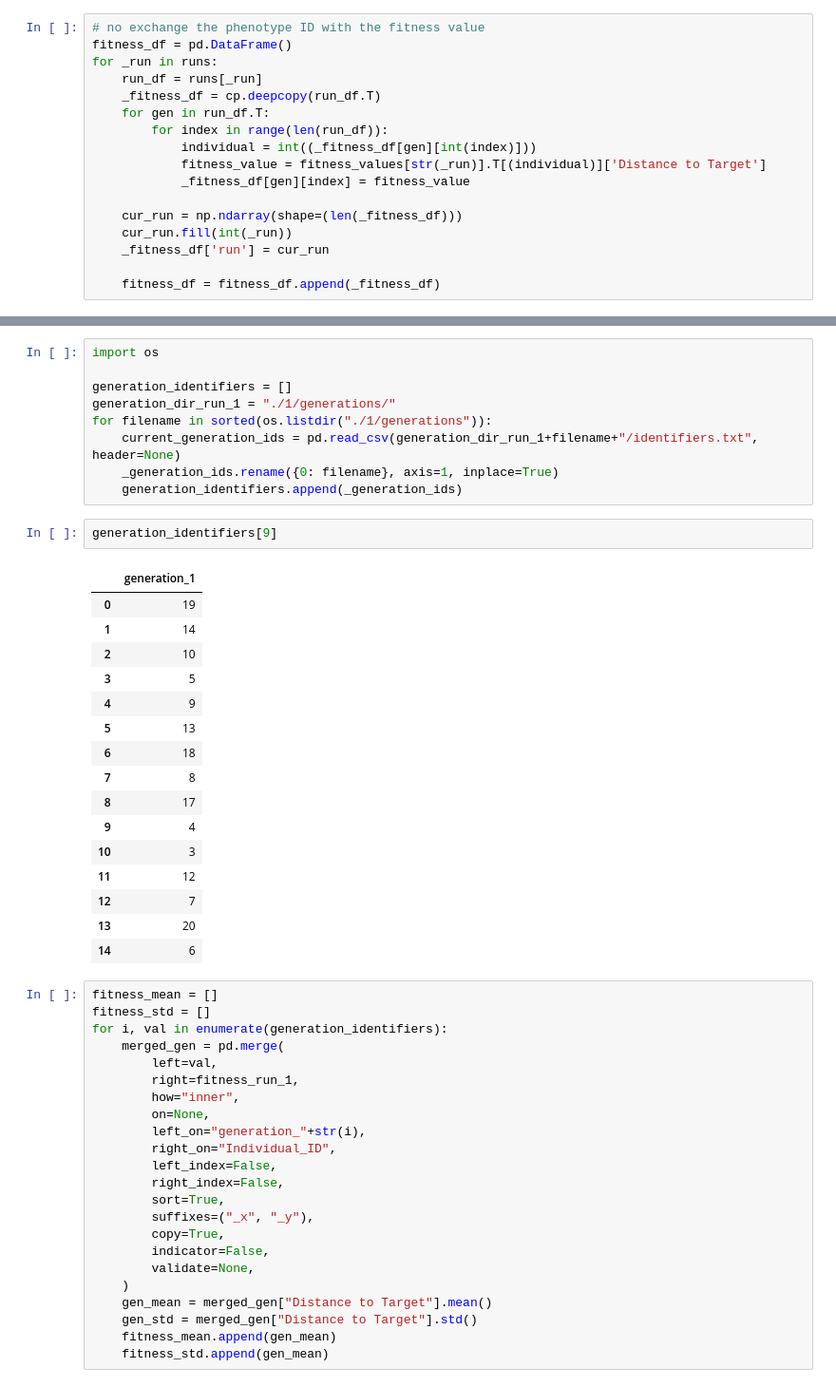
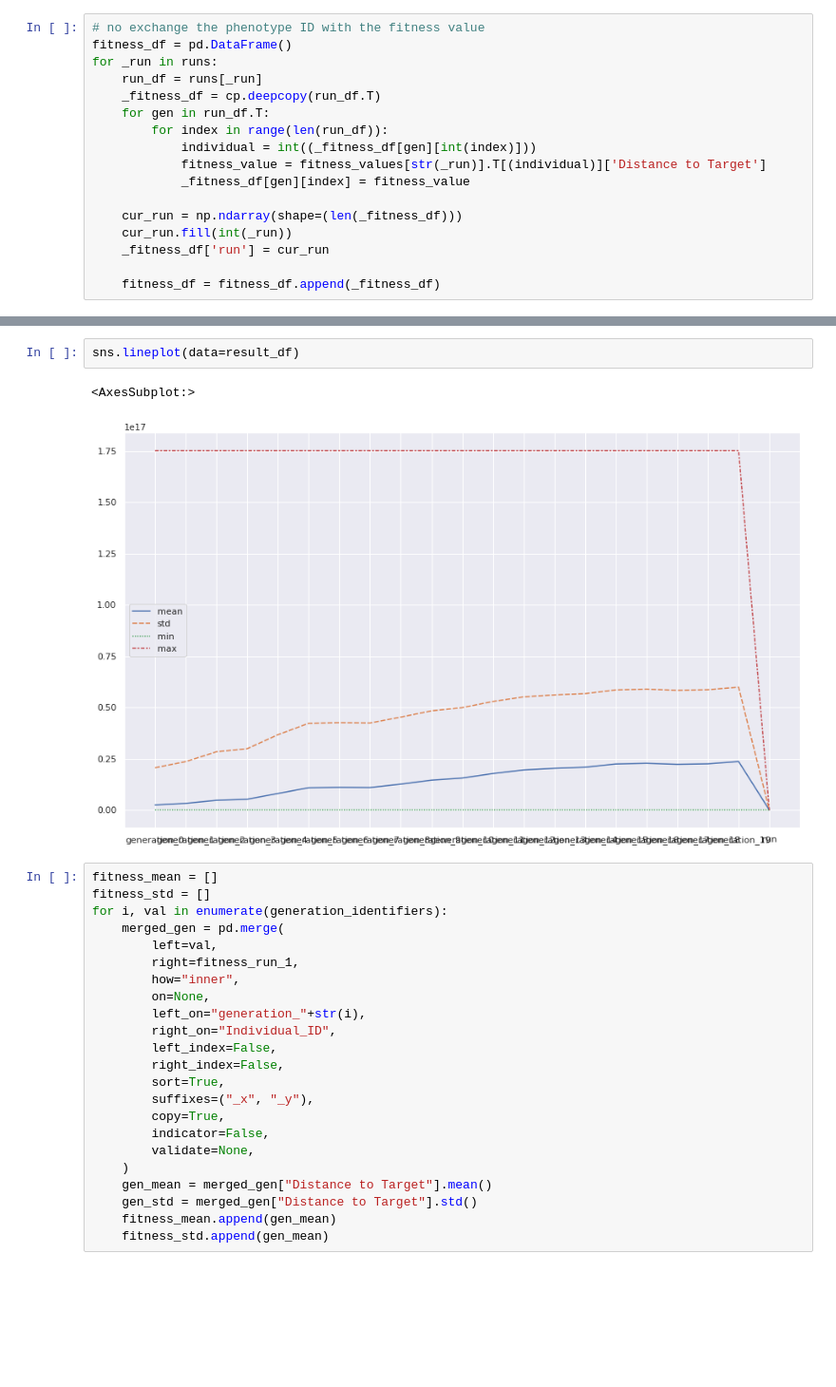
Before and after one commit to ju2ez/revolve-energize, a Jupyter notebook: experiments/EC_students/evaluate_results.ipynb, the cells around one changed output, grey strips where cells are left out. Shown: that part at 95% size. Cells and saved outputs as stored; diff of their text form; blank space fills up the shorter version.

```diff
--- a/experiments/EC_students/evaluate_results.ipynb
+++ b/experiments/EC_students/evaluate_results.ipynb
@@ -194,31 +146,8 @@ plt.show()
-# %%
-import os
-
-generation_identifiers = []
-generation_dir_run_1 = "./1/generations/"
-for filename in sorted(os.listdir("./1/generations")):
-    current_generation_ids = pd.read_csv(generation_dir_run_1+filename+"/identifiers.txt", header=None)
-    _generation_ids.rename({0: filename}, axis=1, inplace=True)
-    generation_identifiers.append(_generation_ids)
-# %%
-generation_identifiers[9]
-# %% [output]
-|  | generation_1 |
-| 0 | 19 |
-| 1 | 14 |
-| 2 | 10 |
-| 3 | 5 |
-| 4 | 9 |
-| 5 | 13 |
-| 6 | 18 |
-| 7 | 8 |
-| 8 | 17 |
-| 9 | 4 |
-| 10 | 3 |
-| 11 | 12 |
-| 12 | 7 |
-| 13 | 20 |
-| 14 | 6 |
+# %%
+sns.lineplot(data=result_df)
+# %% [output]
+<AxesSubplot:>
+[figure, added]
 # %%
 fitness_mean = []
 fitness_std = []
```
Also changed, not shown: parts of 12 cells of this notebook.
